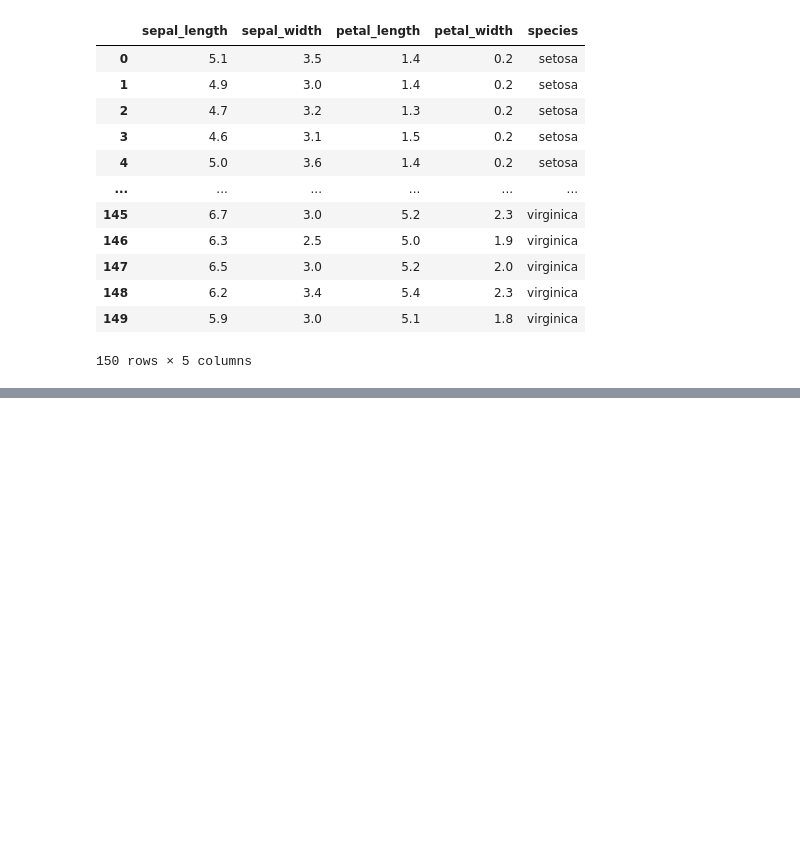
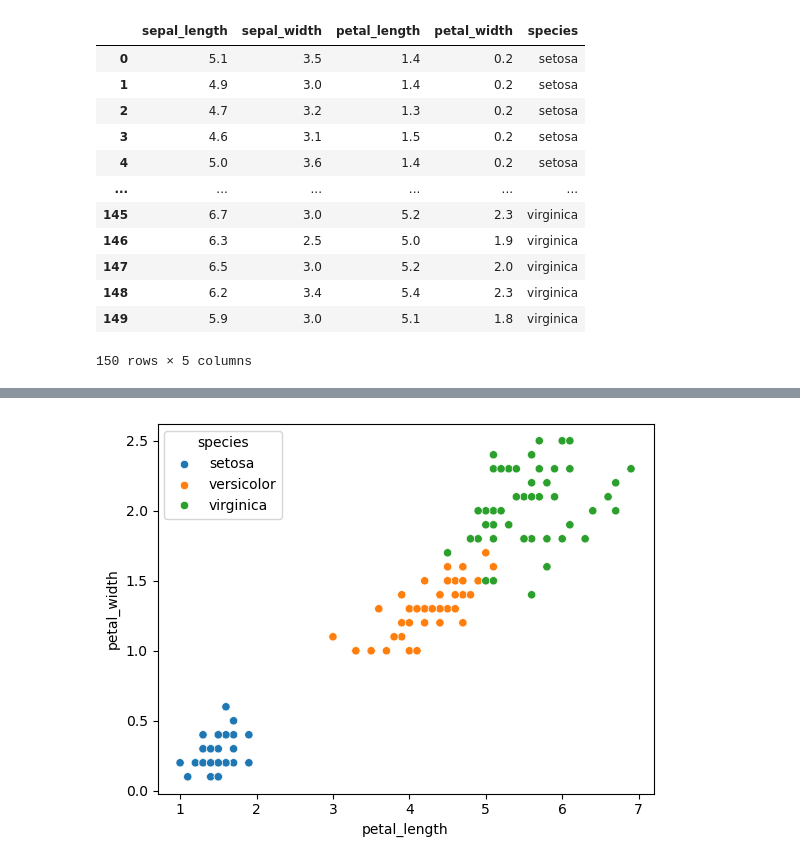
Before and after one commit to allshouldbeready/Iris-Flower-Classification, a Jupyter notebook: iris-categorizer.ipynb, the cells around one changed output, grey strips where cells are left out. Drawn from its saved outputs; the diff is of its cells as text; code cells hidden in the pictures; blank space fills up the shorter version.

```diff
--- a/iris-categorizer.ipynb
+++ b/iris-categorizer.ipynb
@@ -25,0 +94,6 @@ iris
+# %%
+# Scatter plot (petal length vs petal width)
+sns.scatterplot(x='petal_length', y='petal_width', hue='species', data=iris)
+plt.show()
+# %% [output]
+[figure, added]
```
Also changed, not shown: parts of 11 cells of this notebook.
